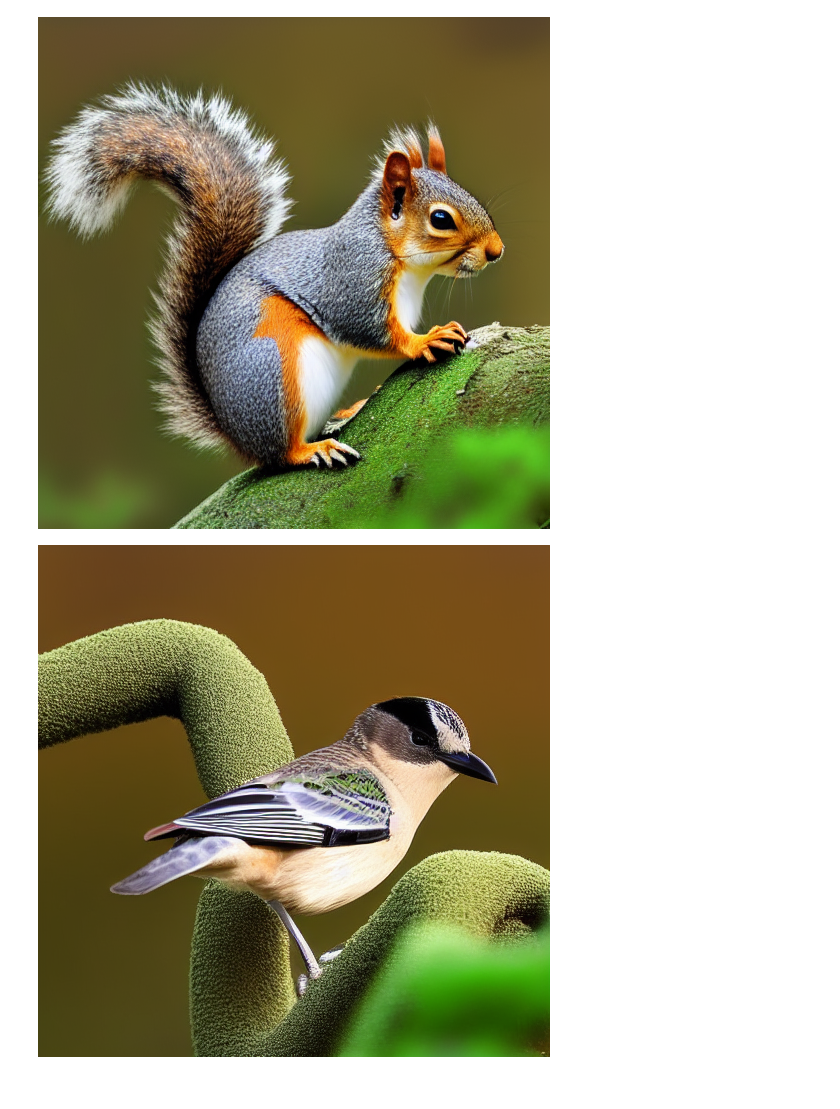
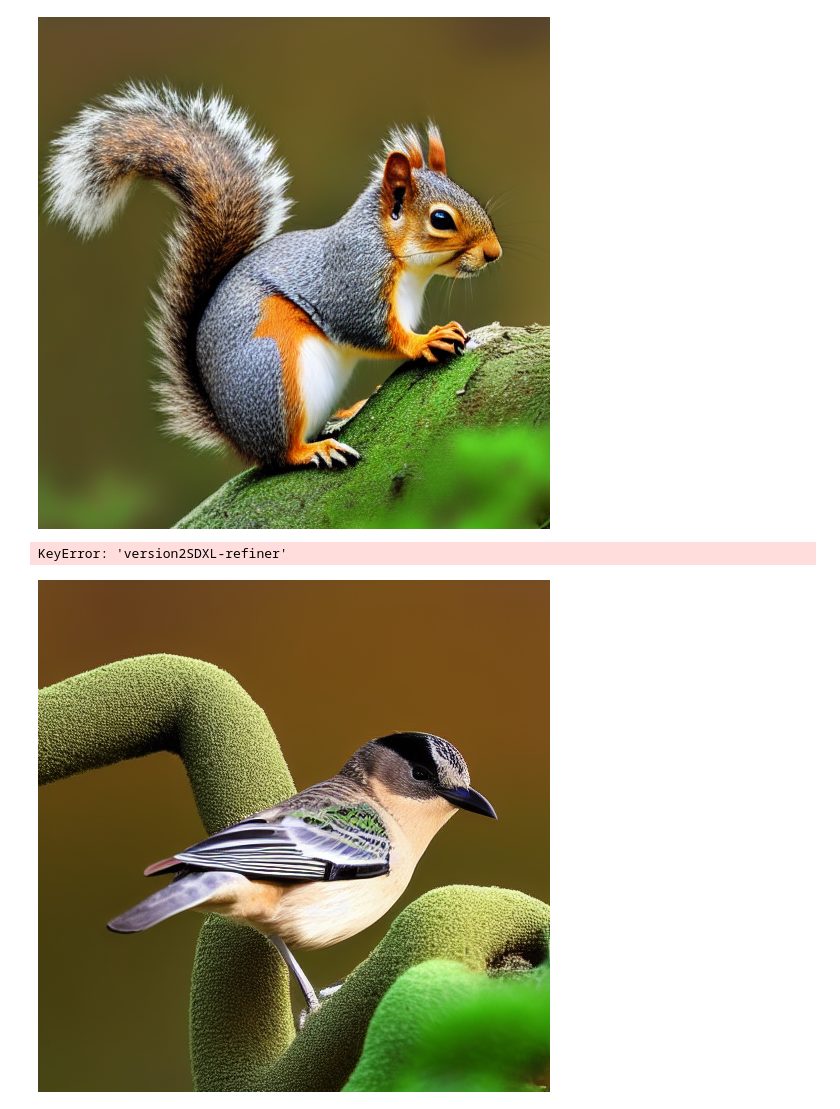
Before and after one commit to StableDraw/StableDrawNeuralNetworks, a Jupyter notebook: Neural_network_processing/module_test.ipynb, the cells around one changed output. Drawn from its saved outputs; the diff is of its cells as text; code cells hidden in the pictures.

```diff
--- a/Neural_network_processing/module_test.ipynb
+++ b/Neural_network_processing/module_test.ipynb
@@ -17,21 +21,35 @@ result1 = Image.open(io.BytesIO(binary_result1))
 result1
 # %% [output]
 [figure]
+# %%
+caption = "squirrel"
+params = {
+    "negative_prompt": "ugly, out of frame",
+    "seed": 700,
+    "cfg_scale": 7,
+    "version": "SDXL-base-1.0",
+    "low_vram_mode": False
+    }
+binary_result1 = INeural.text_to_image(caption, params)
+result1 = Image.open(io.BytesIO(binary_result1))
+result1
+# %% [output]
+KeyError: 'version2SDXL-refiner'
 # %%
 input_data = [result1]
 input_binary_data = []
 for img in input_data:
         img_byte_arr = io.BytesIO()
         img.save(img_byte_arr, format='PNG')
         input_binary_data.append(img_byte_arr.getvalue())
 caption = "bird"
 params = {
     "negative_prompt": "ugly, out of frame",
     "seed": 700,
     "cfg_scale": 7,
     }
-binary_result2 = webui.webui_img2img(input_binary_data, caption, params)
+binary_result2 = INeural.webui_img2img(input_binary_data[0], caption, params)
 result2 = Image.open(io.BytesIO(binary_result2))
 result2
 # %% [output]
-[figure, old version]
+[figure, new version]
```
Also changed, not shown: parts of 6 cells of this notebook, 9 other files.
